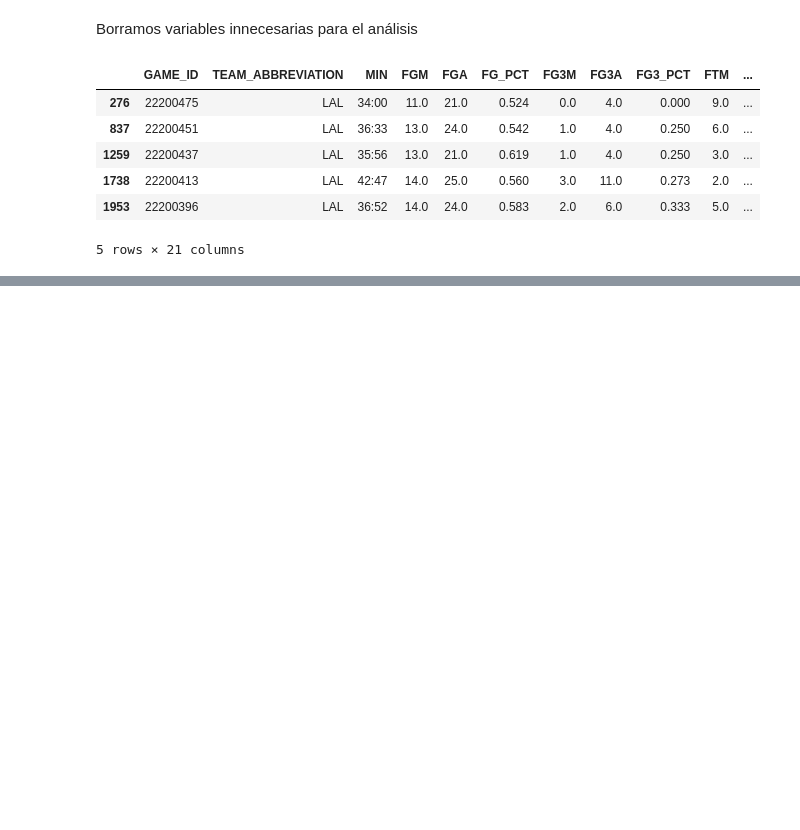
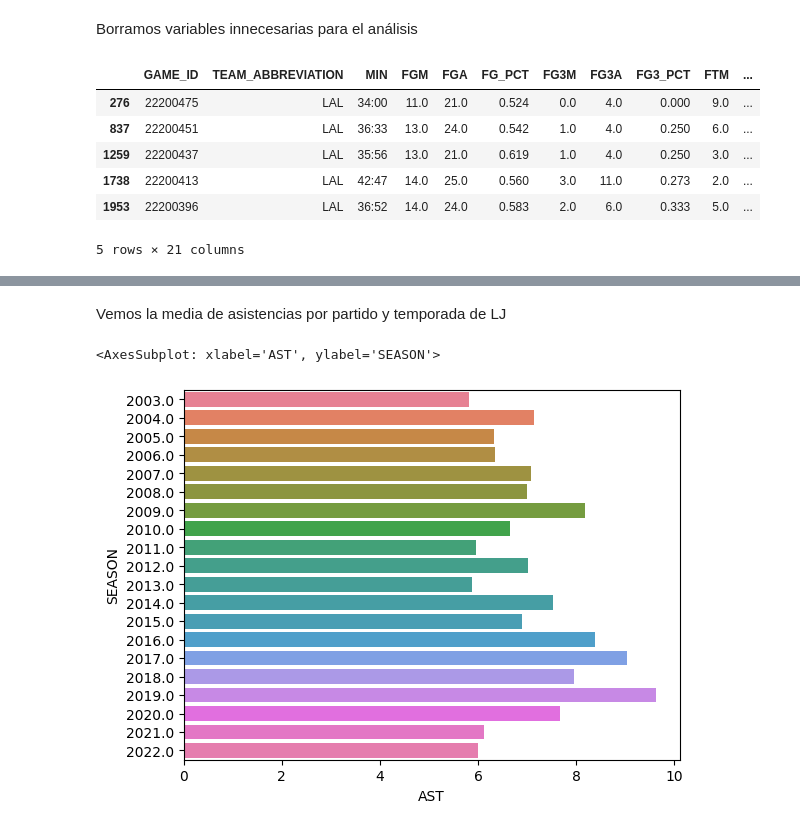
Before and after one commit to dcristobalhMad/ml-entrega2, a Jupyter notebook: entrega.ipynb, the cells around one changed output, grey strips where cells are left out. Cells and saved outputs as stored; diff of their text form; code cells hidden in the pictures; blank space fills up the shorter version.

```diff
--- a/entrega.ipynb
+++ b/entrega.ipynb
@@ -992,0 +1040,7 @@ lebronjames.head()
+# %% [markdown]
+Vemos la media de asistencias por partido y temporada de LJ
+# %%
+sns.barplot(x = stats_temporada["AST"], y = stats_temporada.index.map(str), palette="husl")
+# %% [output]
+<AxesSubplot: xlabel='AST', ylabel='SEASON'>
+[figure, added]
```
Also changed, not shown: parts of 15 cells of this notebook.
